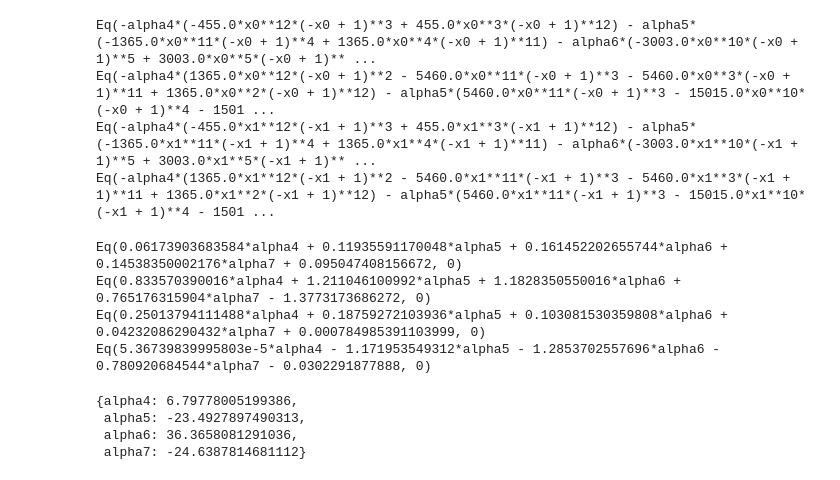
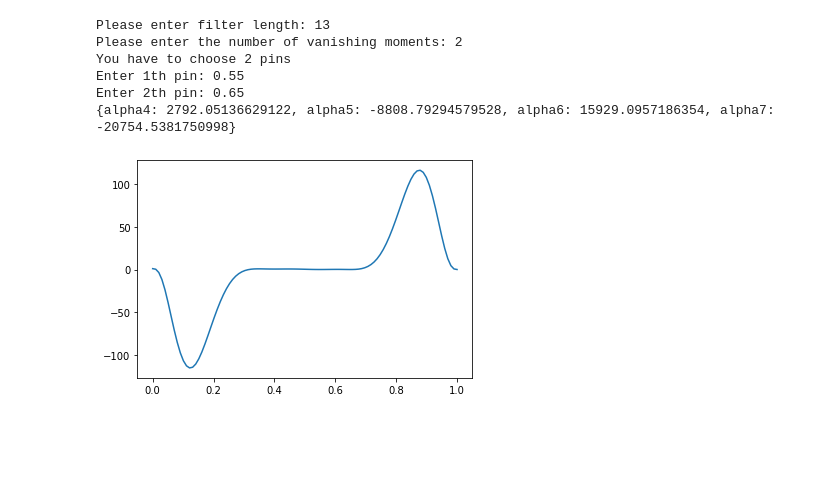
Before and after one commit to alirezash97/-Time-frequency-analysis-course, a Jupyter notebook: TayPaper/Tay2005.ipynb, the cells around one changed output. Drawn from its saved outputs; the diff is of its cells as text; code cells hidden in the pictures; blank space fills up the shorter version.

```diff
--- a/TayPaper/Tay2005.ipynb
+++ b/TayPaper/Tay2005.ipynb
@@ -66,30 +37,12 @@ def kl(x, l):
 
   #####################################
 # %%
-def B(x):
+def B(x, alpha_list):
 
 
   sigma = []
-  for l in range(Vanishing_moments, int((filter_length-1)/2)):
+  for l in range( Vanishing_moments+1, int((filter_length-1)/2)+1 ):
     sigma.append(np.multiply( kl(x, l), alpha_list[l]))
   final_equation = K(x) - np.sum(sigma)
 
   return final_equation
-# %%
-
-my_equations = []
-for i in range(len(x_list)):
-
-  Eq1 = sym.Eq(B(x_list[i]), 0)
-  my_equations.append(Eq1)
-
-  Eq2 = sym.Eq(diff(B(x_list[i]), x_list[i]))
-  my_equations.append(Eq2)
-# %%
-for i in my_equations:
-  print(i)
-# %% [output]
-Eq(-alpha4*(-455.0*x0**12*(-x0 + 1)**3 + 455.0*x0**3*(-x0 + 1)**12) - alpha5*(-1365.0*x0**11*(-x0 + 1)**4 + 1365.0*x0**4*(-x0 + 1)**11) - alpha6*(-3003.0*x0**10*(-x0 + 1)**5 + 3003.0*x0**5*(-x0 + 1)** ...
-Eq(-alpha4*(1365.0*x0**12*(-x0 + 1)**2 - 5460.0*x0**11*(-x0 + 1)**3 - 5460.0*x0**3*(-x0 + 1)**11 + 1365.0*x0**2*(-x0 + 1)**12) - alpha5*(5460.0*x0**11*(-x0 + 1)**3 - 15015.0*x0**10*(-x0 + 1)**4 - 1501 ...
-Eq(-alpha4*(-455.0*x1**12*(-x1 + 1)**3 + 455.0*x1**3*(-x1 + 1)**12) - alpha5*(-1365.0*x1**11*(-x1 + 1)**4 + 1365.0*x1**4*(-x1 + 1)**11) - alpha6*(-3003.0*x1**10*(-x1 + 1)**5 + 3003.0*x1**5*(-x1 + 1)** ...
-Eq(-alpha4*(1365.0*x1**12*(-x1 + 1)**2 - 5460.0*x1**11*(-x1 + 1)**3 - 5460.0*x1**3*(-x1 + 1)**11 + 1365.0*x1**2*(-x1 + 1)**12) - alpha5*(5460.0*x1**11*(-x1 + 1)**3 - 15015.0*x1**10*(-x1 + 1)**4 - 1501 ...
@@ -101,15 +48,0 @@ for i, equation in enumerate(my_equations):
-# %%
-for i in replaced_equations:
-  print(i)
-# %% [output]
-Eq(0.06173903683584*alpha4 + 0.11935591170048*alpha5 + 0.161452202655744*alpha6 + 0.14538350002176*alpha7 + 0.095047408156672, 0)
-Eq(0.833570390016*alpha4 + 1.211046100992*alpha5 + 1.1828350550016*alpha6 + 0.765176315904*alpha7 - 1.3773173686272, 0)
-Eq(0.25013794111488*alpha4 + 0.18759272103936*alpha5 + 0.103081530359808*alpha6 + 0.04232086290432*alpha7 + 0.000784985391103999, 0)
-Eq(5.36739839995803e-5*alpha4 - 1.171953549312*alpha5 - 1.2853702557696*alpha6 - 0.780920684544*alpha7 - 0.0302291877888, 0)
-# %%
-solve([i for i in replaced_equations], [j for j in alpha_list[Vanishing_moments : int((filter_length-1)/2)]])
-# %% [output]
-{alpha4: 6.79778005199386,
- alpha5: -23.4927897490313,
- alpha6: 36.3658081291036,
- alpha7: -24.6387814681112}
@@ -115,0 +126,10 @@ solve([i for i in replaced_equations], [j for j in alpha_list[Vanishing_moments
+# %%
+main_function()
+# %% [output]
+Please enter filter length: 13
+Please enter the number of vanishing moments: 2
+You have to choose 2 pins
+Enter 1th pin: 0.55
+Enter 2th pin: 0.65
+{alpha4: 2792.05136629122, alpha5: -8808.79294579528, alpha6: 15929.0957186354, alpha7: -20754.5381750998}
+[figure, added]
```
Also changed, not shown: parts of 6 cells of this notebook.
